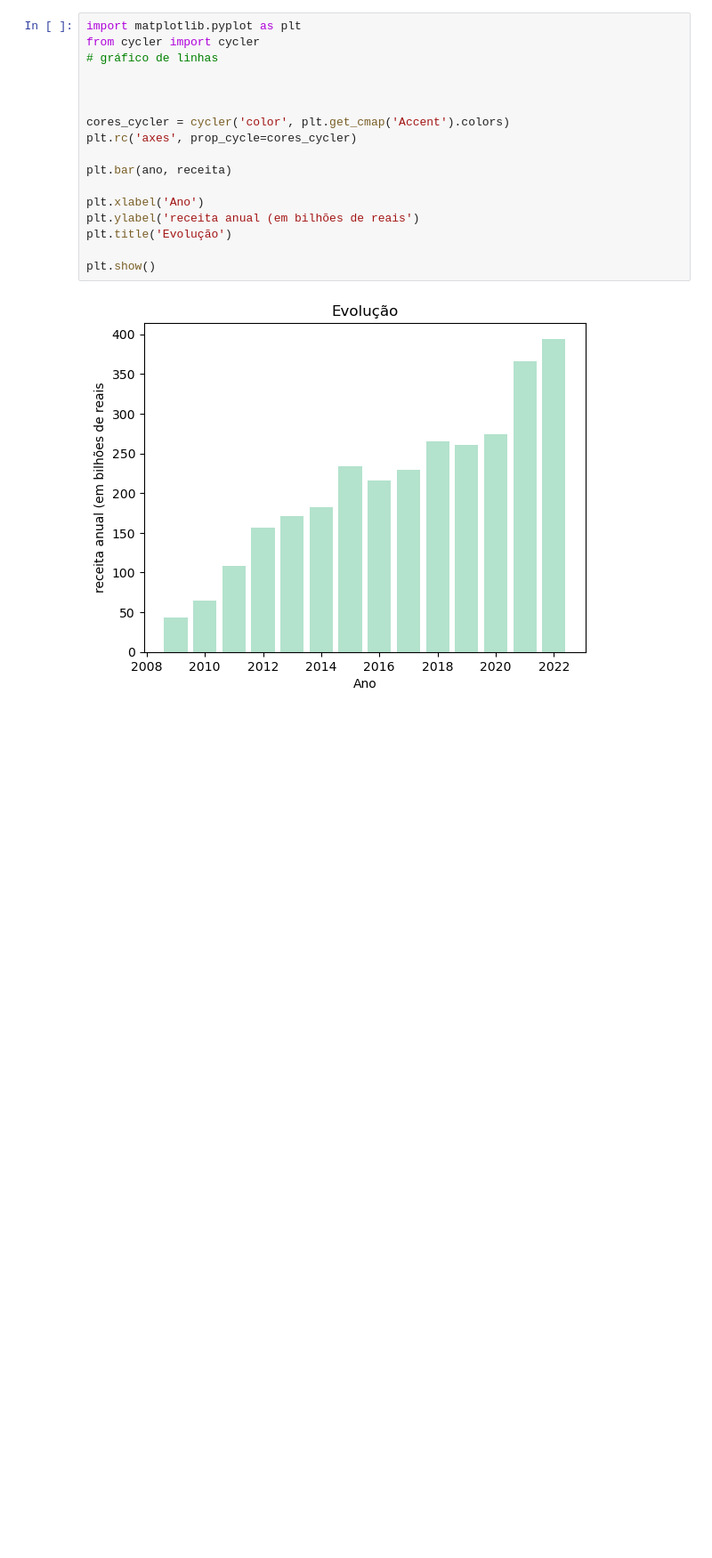
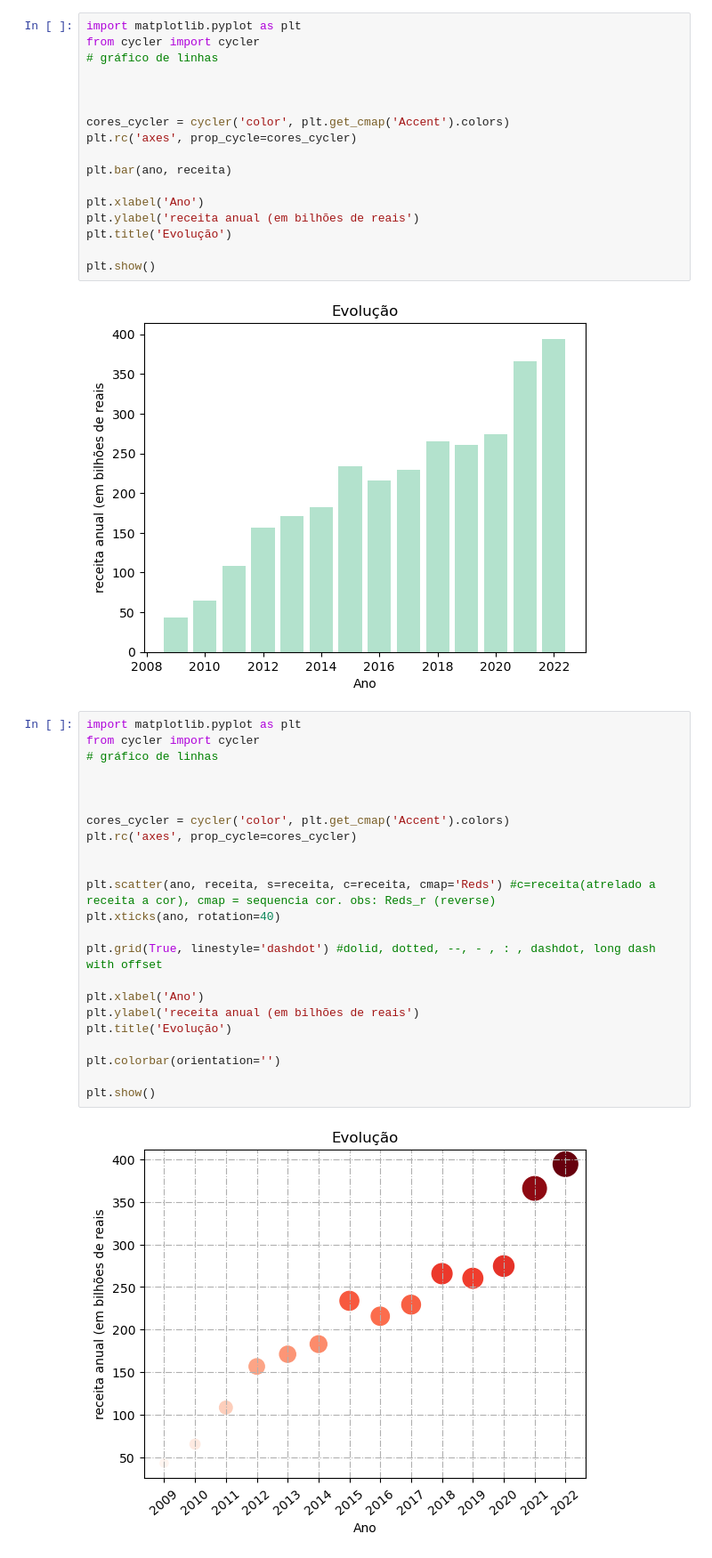
Before and after one commit to Denisryudi/unices, a Jupyter notebook: python_hashtag/p15 matplotlib/05good.ipynb, the cells around one changed output. Shown: that part at 89% size. Drawn from its saved outputs; the diff is of its cells as text; blank space fills up the shorter version.

```diff
--- a/python_hashtag/p15 matplotlib/05good.ipynb
+++ b/python_hashtag/p15 matplotlib/05good.ipynb
@@ -94,3 +100,28 @@ plt.title('Evolução')
 plt.show()
 # %% [output]
 [figure]
+# %%
+import matplotlib.pyplot as plt
+from cycler import cycler
+# gráfico de linhas
+
+
+
+cores_cycler = cycler('color', plt.get_cmap('Accent').colors)
+plt.rc('axes', prop_cycle=cores_cycler)
+
+
+plt.scatter(ano, receita, s=receita, c=receita, cmap='Reds') #c=receita(atrelado a receita a cor), cmap = sequencia cor. obs: Reds_r (reverse)
+plt.xticks(ano, rotation=40)
+
+plt.grid(True, linestyle='dashdot') #dolid, dotted, --, - , : , dashdot, long dash with offset
+
+plt.xlabel('Ano')
+plt.ylabel('receita anual (em bilhões de reais')
+plt.title('Evolução')
+
+plt.colorbar(orientation='')
+
+plt.show()
+# %% [output]
+[figure, added]
```
Also changed, not shown: parts of 1 cell of this notebook, 2 other files.
